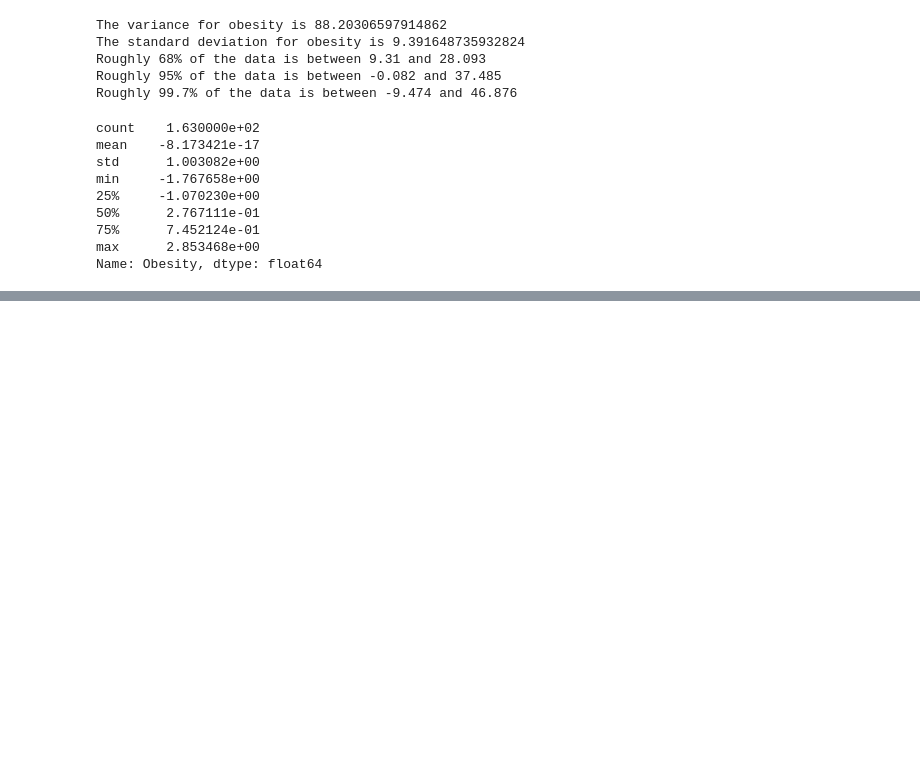
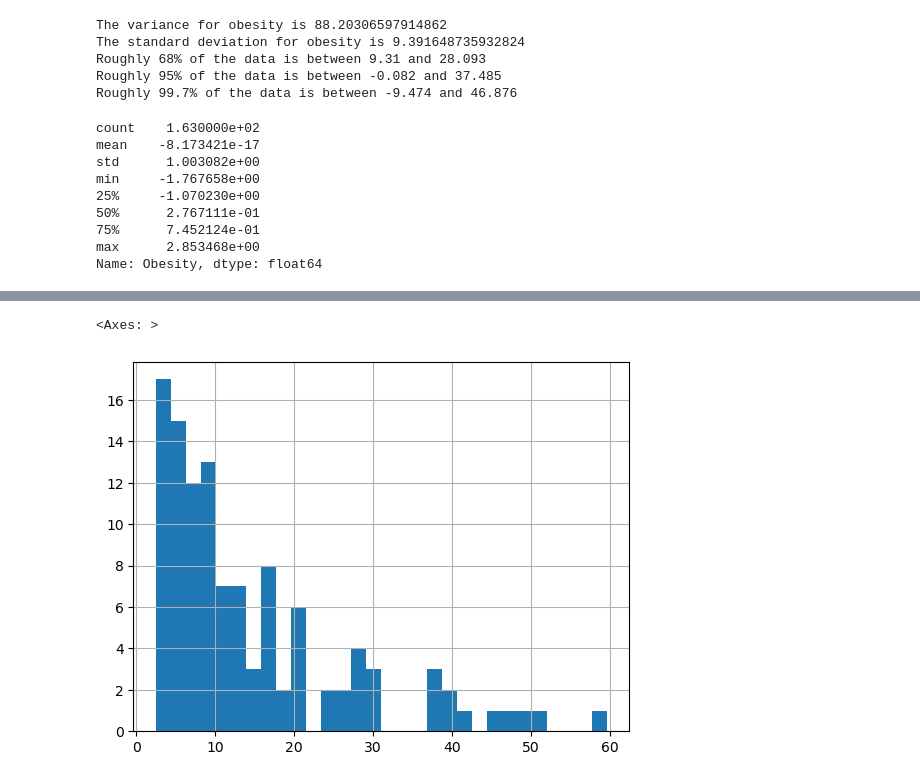
Before and after one commit to Knowmad211/UCB_Project_1, a Jupyter notebook: Anthony_EDA.ipynb, the cells around one changed output, grey strips where cells are left out. Cells and saved outputs as stored; diff of their text form; code cells hidden in the pictures; blank space fills up the shorter version.

```diff
--- a/Anthony_EDA.ipynb
+++ b/Anthony_EDA.ipynb
@@ -115,0 +164,13 @@ Name: Obesity, dtype: float64
+# %%
+df = fat_data.copy()
+
+# Replace '>2.5' with '2.5' and 'NA' with NaN (missing data)
+df['Undernourished'] = df['Undernourished'].replace('>2.5', '2.5').replace('NA', pd.NA, regex=True)
+
+# Convert the column to numeric
+df['Undernourished'] = pd.to_numeric(df['Undernourished'], errors='coerce')
+# %%
+df["Undernourished"].hist(bins=30)
+# %% [output]
+<Axes: >
+[figure, added]
```
Also changed, not shown: parts of 4 cells of this notebook, 1 other file.
